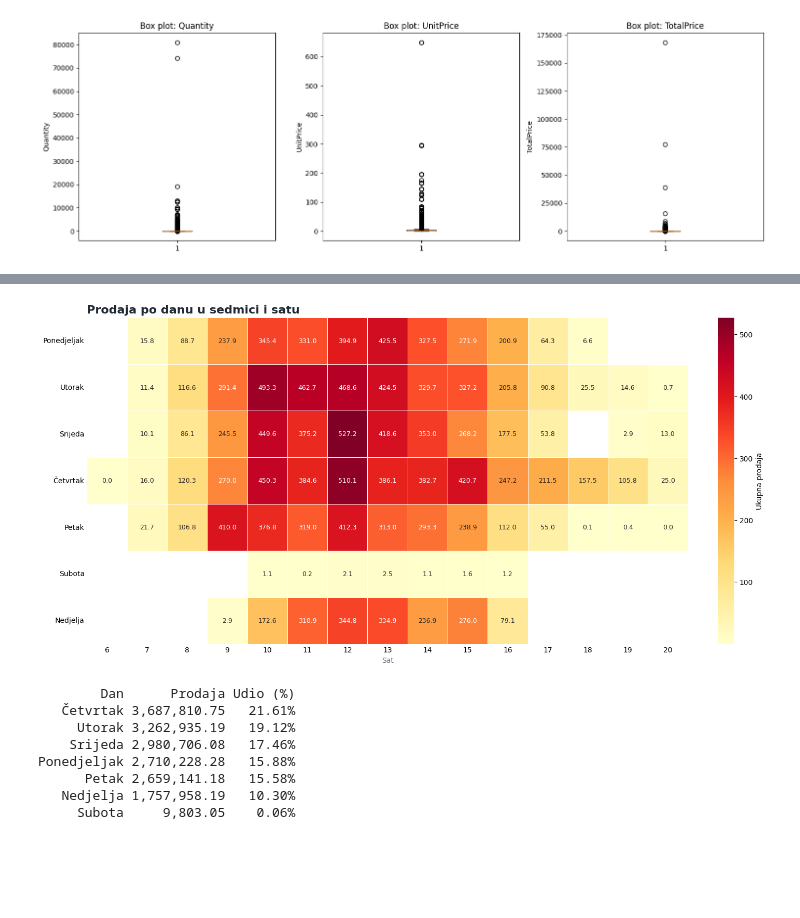
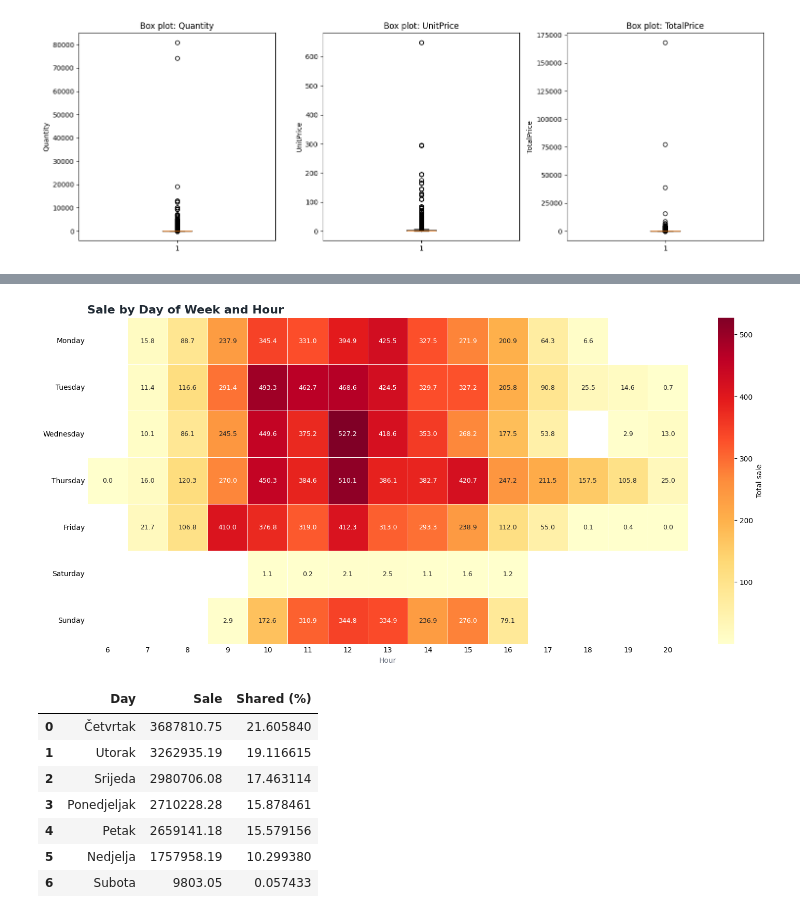
Before and after one commit to aaleksaacic/online-shop-analytics, a Jupyter notebook: notebooks/02_eda.ipynb, the cells around one changed output, grey strips where cells are left out. Cells and saved outputs as stored; diff of their text form; code cells hidden in the pictures; blank space fills up the shorter version.

```diff
--- a/notebooks/02_eda.ipynb
+++ b/notebooks/02_eda.ipynb
@@ -7,0 +12,2 @@ df = pd.read_parquet("../data/cisto.parquet")
+# %%
+df = pd.read_parquet("../data/processed/clean.parquet")
@@ -372,73 +381,69 @@ heat
 | 5 | NaN | NaN | NaN | NaN | 1059.74 | 230.20 | 2110.65 | 2520.49 | 1130.93 | 1599.74 | 1151.30 | ... |
 | 6 | NaN | NaN | NaN | 2853.12 | 172634.77 | 310890.43 | 344772.16 | 334907.93 | 236884.34 | 275958.49 | 79056.95 | ... |
 # %%
-import seaborn as sns
-
-INK, MUTED = "#1f2933", "#6b7280"
-
-days = ["Ponedjeljak", "Utorak", "Srijeda", "Četvrtak", "Petak", "Subota", "Nedjelja"]
+days = ["Monday", "Tuesday", "Wednesday", "Thursday", "Friday", "Saturday", "Sunday"]
 
 heat = df.pivot_table(
-    index="DanUNedelji",
-    columns="Sat",
+    index="DayOfWeek",
+    columns="Hour",
     values="TotalPrice",
     aggfunc="sum"
 ).reindex(range(7))
 heat.index = days
 heat_k = heat / 1000
 
 fig, ax = plt.subplots(figsize=(14, 7), constrained_layout=True)
 
 sns.heatmap(
     heat_k,
     ax=ax,
     cmap="YlOrRd",
     annot=True,
     fmt=".1f",
     annot_kws={"fontsize": 9},
     linewidths=0.5,
     linecolor="white",
-    cbar_kws={"label": "Ukupna prodaja"}
+    cbar_kws={"label": "Total sale"}
 )
-
-ax.set_title("Prodaja po danu u sedmici i satu", loc="left",
-             fontsize=16, fontweight="bold", color=INK)
-ax.set_xlabel("Sat", color=MUTED)
+ax.set_title(
+    "Sale by Day of Week and Hour",
+    loc="left",
+    fontsize=16,
+    fontweight="bold",
+    color=INK
+)
+ax.set_xlabel("Hour", color=MUTED)
 ax.set_ylabel("")
 ax.tick_params(axis="y", rotation=0, length=0)
 ax.tick_params(axis="x", length=0)
 
 plt.show()
 # %% [output]
-[figure, old version]
+[figure, new version]
 # %%
-days = ["Ponedjeljak", "Utorak", "Srijeda", "Četvrtak", "Petak", "Subota", "Nedjelja"]
+day_sales = (
+    df.groupby("DayOfWeek")["TotalPrice"].sum()
+      .rename("Sale")
+      .reset_index()
+)
+day_sales.columns
+
+day_sales["Day"] = day_sales["DayOfWeek"].map(dict(enumerate(days)))
+day_sales["Shared (%)"] = day_sales["Sale"] / day_sales["Sale"].sum() * 100
 
 day_sales = (
-    df.groupby("DanUNedelji")["TotalPrice"].sum()
-      .rename("Prodaja")
-      .reset_index()
-)
-
-day_sales["Dan"] = day_sales["DanUNedelji"].map(dict(enumerate(days)))
-day_sales["Udio (%)"] = day_sales["Prodaja"] / day_sales["Prodaja"].sum() * 100
-
-day_sales = (
-    day_sales[["Dan", "Prodaja", "Udio (%)"]]
-    .sort_values("Prodaja", ascending=False)
+    day_sales[["Day", "Sale", "Shared (%)"]]
+    .sort_values("Sale", ascending=False)
     .reset_index(drop=True)
 )
 
-print(day_sales.to_string(index=False, formatters={
-    "Prodaja": "{:,.2f}".format,
-    "Udio (%)": "{:.2f}%".format,
-}))
+day_sales
 # %% [output]
-        Dan      Prodaja Udio (%)
-   Četvrtak 3,687,810.75   21.61%
-     Utorak 3,262,935.19   19.12%
-    Srijeda 2,980,706.08   17.46%
-Ponedjeljak 2,710,228.28   15.88%
-      Petak 2,659,141.18   15.58%
-   Nedjelja 1,757,958.19   10.30%
-     Subota     9,803.05    0.06%
+|  | Day | Sale | Shared (%) |
+| 0 | Četvrtak | 3687810.75 | 21.605840 |
+| 1 | Utorak | 3262935.19 | 19.116615 |
+| 2 | Srijeda | 2980706.08 | 17.463114 |
+| 3 | Ponedjeljak | 2710228.28 | 15.878461 |
+| 4 | Petak | 2659141.18 | 15.579156 |
+| 5 | Nedjelja | 1757958.19 | 10.299380 |
+| 6 | Subota | 9803.05 | 0.057433 |
```
Also changed, not shown: parts of 34 cells of this notebook.
